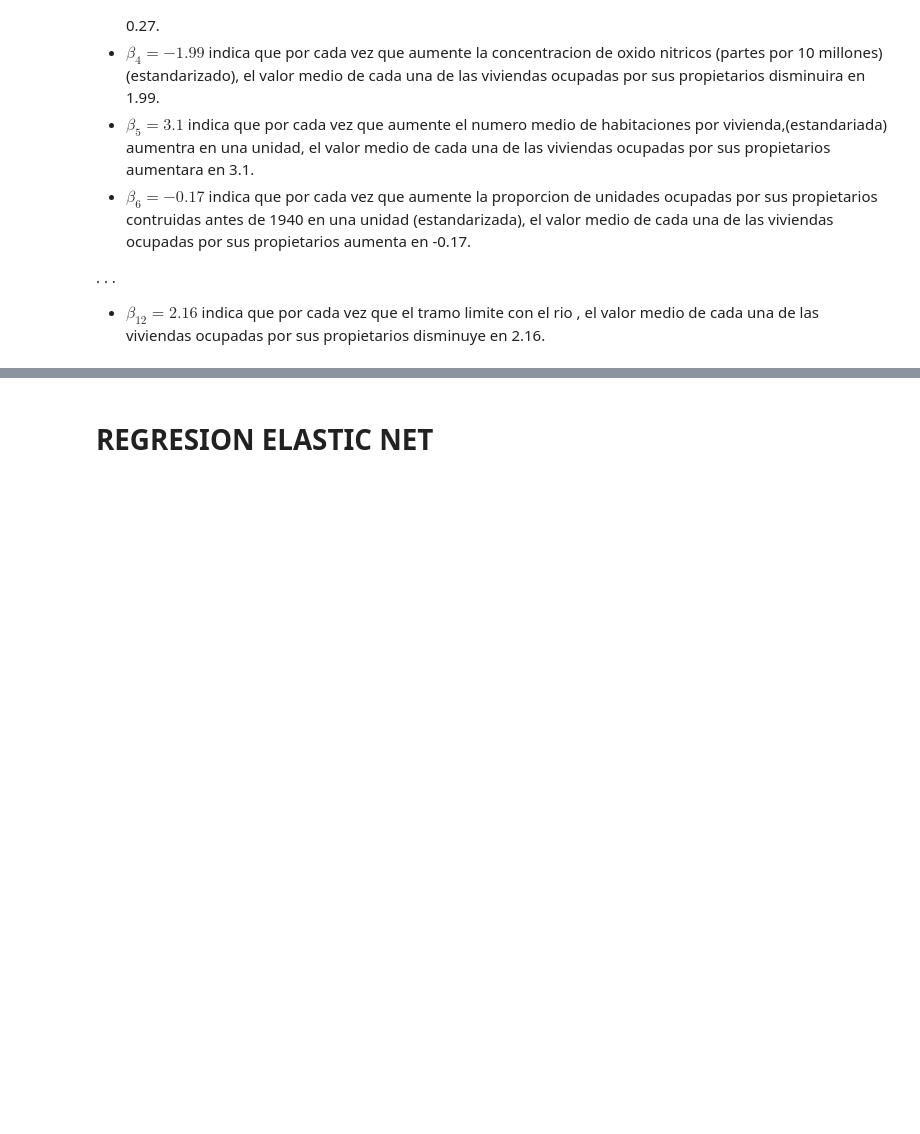
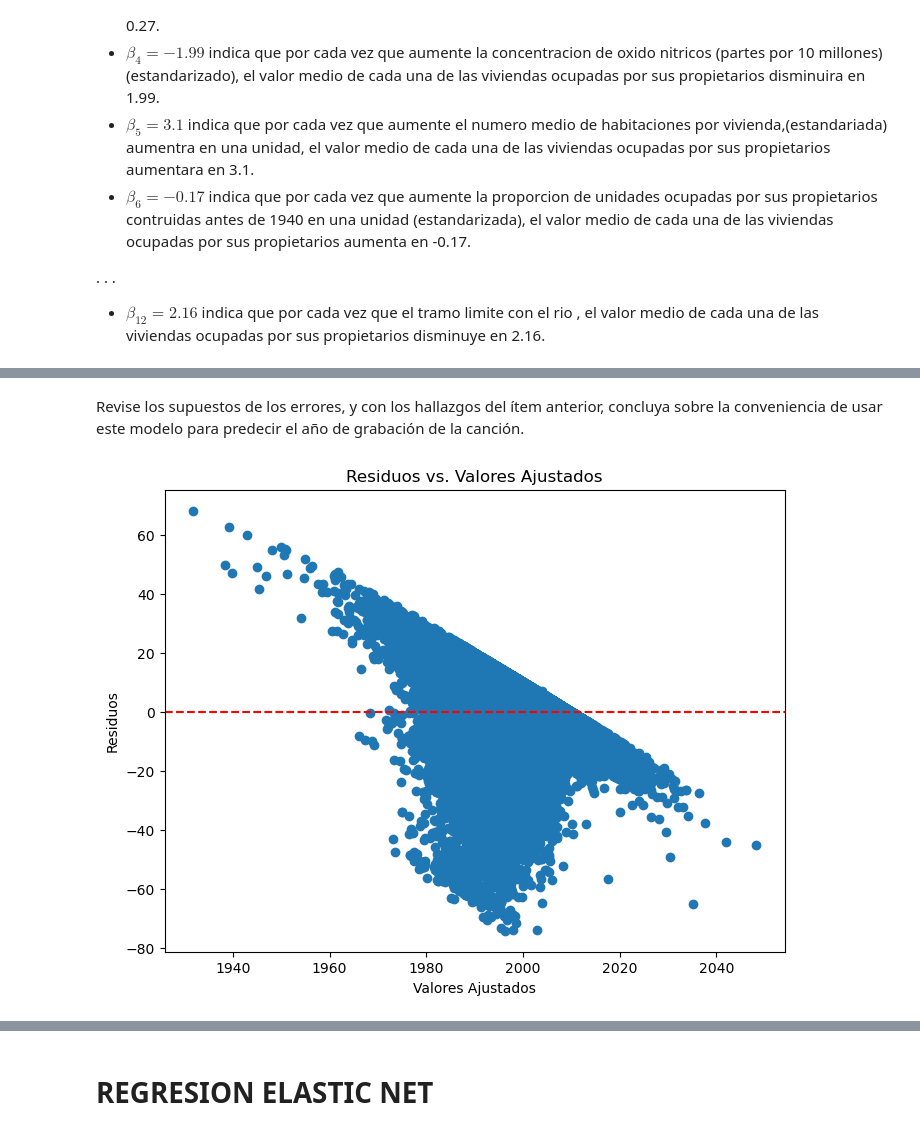
Before and after one commit to jopachecoc/AD_1_preguntasmart, a Jupyter notebook: aprendizaje_automatico3.ipynb, the cells around one changed output, grey strips where cells are left out. Cells and saved outputs as stored; diff of their text form; code cells hidden in the pictures; blank space fills up the shorter version.

```diff
--- a/aprendizaje_automatico3.ipynb
+++ b/aprendizaje_automatico3.ipynb
@@ -280,0 +347,17 @@ Ejemplo de interpretacion de algunos de los parametros
+# %%
+from sklearn.linear_model import Lasso
+import numpy as np
+
+# LASSO con un coeficiente de penalización de 10
+lasso = Lasso(alpha=10)
+
+# Ajustar el modelo
+lasso.fit(X_train, y_train)
+
+# Mostrar los coeficientes
+print("Coeficientes:")
+print(lasso.coef_)
+
+# Identificar qué características tienen coeficientes no nulos
+important_features = np.where(lasso.coef_ != 0)[0]
+print(f"Características seleccionadas (no nulas): {important_features}")
@@ -280,0 +384,14 @@ Ejemplo de interpretacion de algunos de los parametros
+# %%
+import statsmodels.api as sm
+
+# Seleccionar solo los x obtenidos por lasso
+X_train_selected = X_train.iloc[:, important_features]
+
+# Agregar una constante
+X_train_selected = sm.add_constant(X_train_selected)
+
+# Ajustar el modelo OLS
+ols_model = sm.OLS(y_train, X_train_selected).fit()
+
+# Ver el resumen del modelo
+print(ols_model.summary())
@@ -280,0 +421,18 @@ Ejemplo de interpretacion de algunos de los parametros
+# %% [markdown]
+Revise los supuestos de los errores, y con los hallazgos del ítem anterior, concluya sobre la conveniencia de usar este modelo para predecir el año de grabación de la canción.
+# %%
+import matplotlib.pyplot as plt
+
+# Obtener residuos y valores ajustados
+residuals = ols_model.resid
+fitted_values = ols_model.fittedvalues
+
+plt.figure(figsize=(8, 6))
+plt.scatter(fitted_values, residuals)
+plt.axhline(0, color='red', linestyle='--')
+plt.title('Residuos vs. Valores Ajustados')
+plt.xlabel('Valores Ajustados')
+plt.ylabel('Residuos')
+plt.show()
+# %% [output]
+[figure, added]
```
Also changed, not shown: parts of 12 cells of this notebook.
